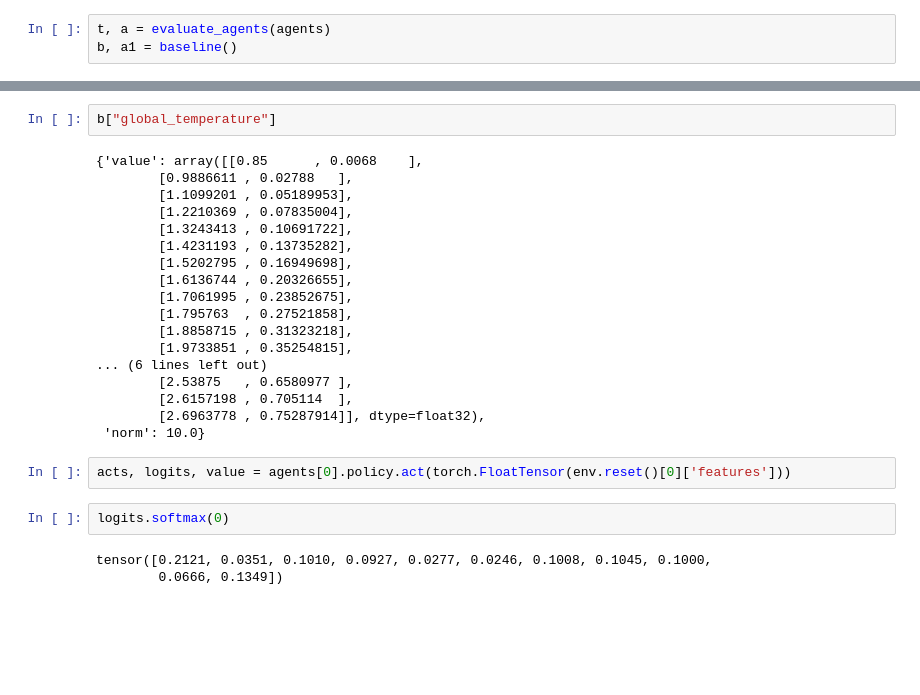
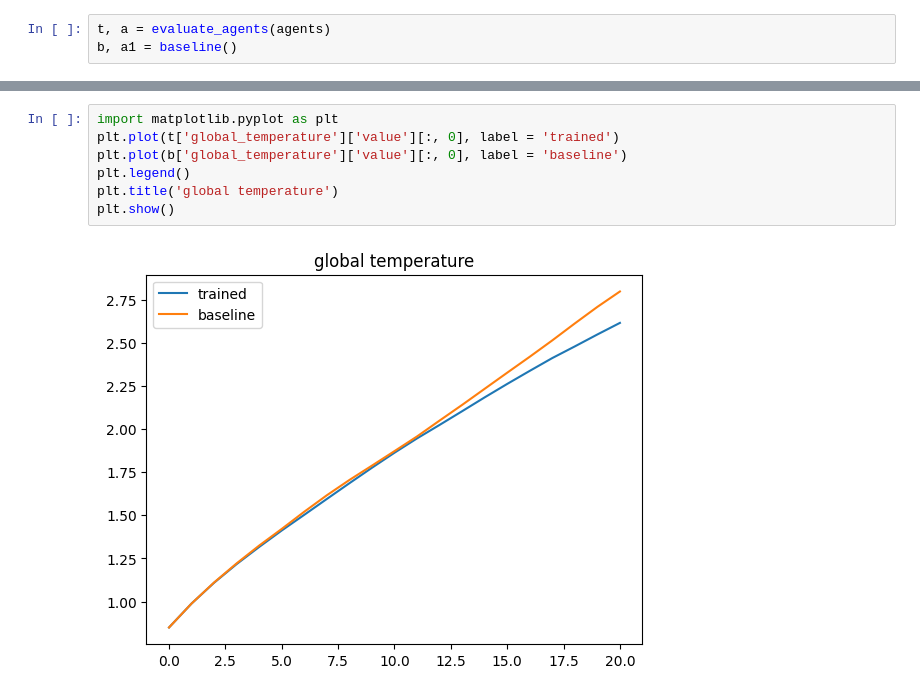
Before and after one commit to i4ata/BScProject, a Jupyter notebook: ppo/PPO_Tryouts.ipynb, the cells around one changed output, grey strips where cells are left out. Cells and saved outputs as stored; diff of their text form; blank space fills up the shorter version.

```diff
--- a/ppo/PPO_Tryouts.ipynb
+++ b/ppo/PPO_Tryouts.ipynb
@@ -89,27 +69,9 @@ t["global_temperature"]
-# %%
-b["global_temperature"]
-# %% [output]
-{'value': array([[0.85      , 0.0068    ],
-        [0.9886611 , 0.02788   ],
-        [1.1099201 , 0.05189953],
-        [1.2210369 , 0.07835004],
-        [1.3243413 , 0.10691722],
-        [1.4231193 , 0.13735282],
-        [1.5202795 , 0.16949698],
-        [1.6136744 , 0.20326655],
-        [1.7061995 , 0.23852675],
-        [1.795763  , 0.27521858],
-        [1.8858715 , 0.31323218],
-        [1.9733851 , 0.35254815],
-... (6 lines left out)
-        [2.53875   , 0.6580977 ],
-        [2.6157198 , 0.705114  ],
-        [2.6963778 , 0.75287914]], dtype=float32),
- 'norm': 10.0}
-# %%
-acts, logits, value = agents[0].policy.act(torch.FloatTensor(env.reset()[0]['features']))
-# %%
-logits.softmax(0)
-# %% [output]
-tensor([0.2121, 0.0351, 0.1010, 0.0927, 0.0277, 0.0246, 0.1008, 0.1045, 0.1000,
-        0.0666, 0.1349])
+# %%
+import matplotlib.pyplot as plt
+plt.plot(t['global_temperature']['value'][:, 0], label = 'trained')
+plt.plot(b['global_temperature']['value'][:, 0], label = 'baseline')
+plt.legend()
+plt.title('global temperature')
+plt.show()
+# %% [output]
+[figure, added]
```
Also changed, not shown: parts of 1 cell of this notebook, 2 other files.
